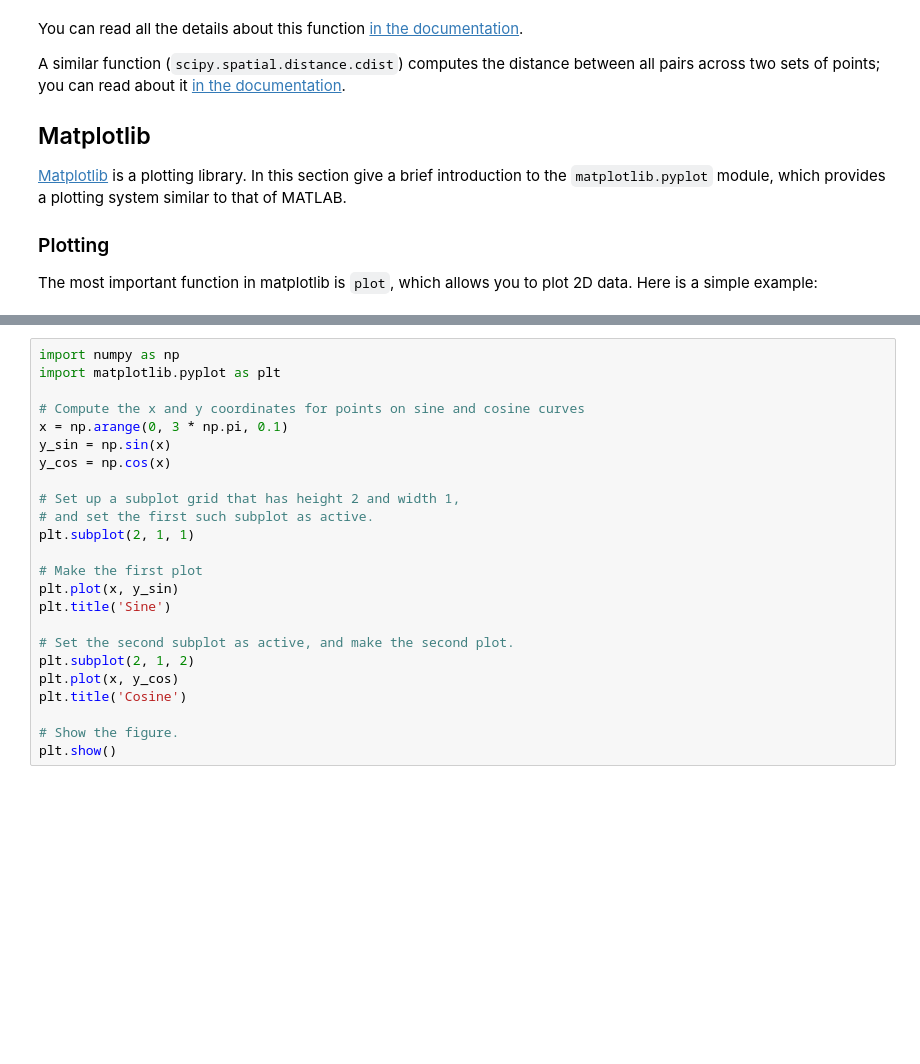
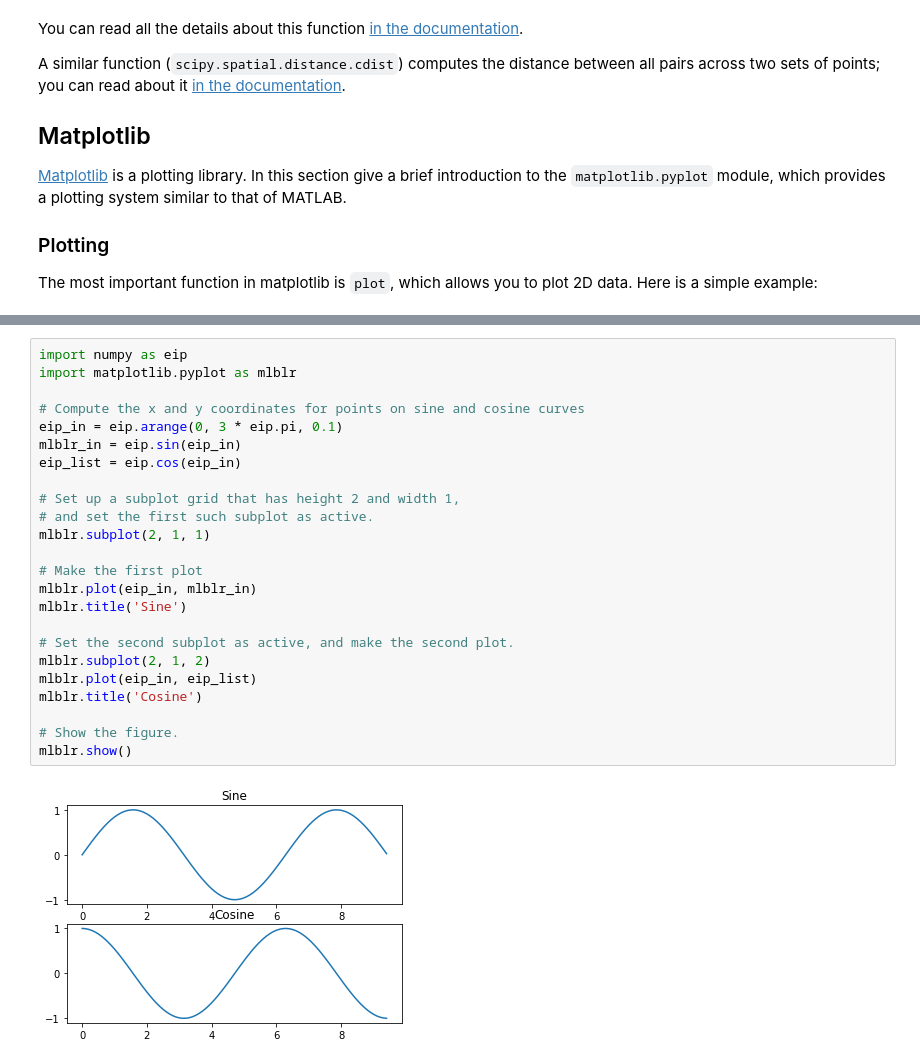
Before and after one commit to Prasannakl84/mlblr, a Jupyter notebook: CS231n-python-numpy-tutorial.ipynb, the cells around one changed output, grey strips where cells are left out. Drawn from its saved outputs; the diff is of its cells as text; blank space fills up the shorter version.

```diff
--- a/CS231n-python-numpy-tutorial.ipynb
+++ b/CS231n-python-numpy-tutorial.ipynb
@@ -1201,29 +1260,31 @@ You can read much more about the `plot` function
 You can plot different things in the same figure using the `subplot` function.
 Here is an example:
 # %%
-import numpy as np
-import matplotlib.pyplot as plt
+import numpy as eip
+import matplotlib.pyplot as mlblr
 
 # Compute the x and y coordinates for points on sine and cosine curves
-x = np.arange(0, 3 * np.pi, 0.1)
-y_sin = np.sin(x)
-y_cos = np.cos(x)
+eip_in = eip.arange(0, 3 * eip.pi, 0.1)
+mlblr_in = eip.sin(eip_in)
+eip_list = eip.cos(eip_in)
 
 # Set up a subplot grid that has height 2 and width 1,
 # and set the first such subplot as active.
-plt.subplot(2, 1, 1)
+mlblr.subplot(2, 1, 1)
 
 # Make the first plot
-plt.plot(x, y_sin)
-plt.title('Sine')
+mlblr.plot(eip_in, mlblr_in)
+mlblr.title('Sine')
 
 # Set the second subplot as active, and make the second plot.
-plt.subplot(2, 1, 2)
-plt.plot(x, y_cos)
-plt.title('Cosine')
+mlblr.subplot(2, 1, 2)
+mlblr.plot(eip_in, eip_list)
+mlblr.title('Cosine')
 
 # Show the figure.
-plt.show()
+mlblr.show()
+# %% [output]
+[figure, added]
 # %% [markdown]
 <div class='fig figcenter fighighlight'>
   <img src='assets/sine_cosine_subplot.png'>
```
Also changed, not shown: parts of 10 cells of this notebook.
